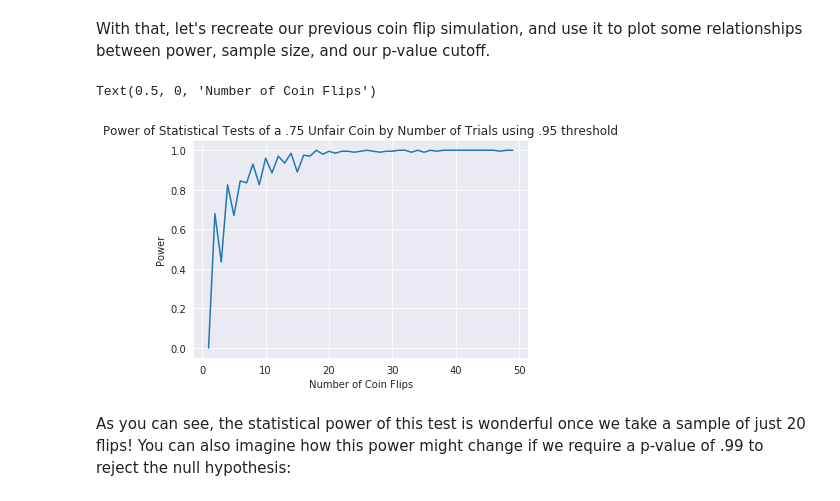
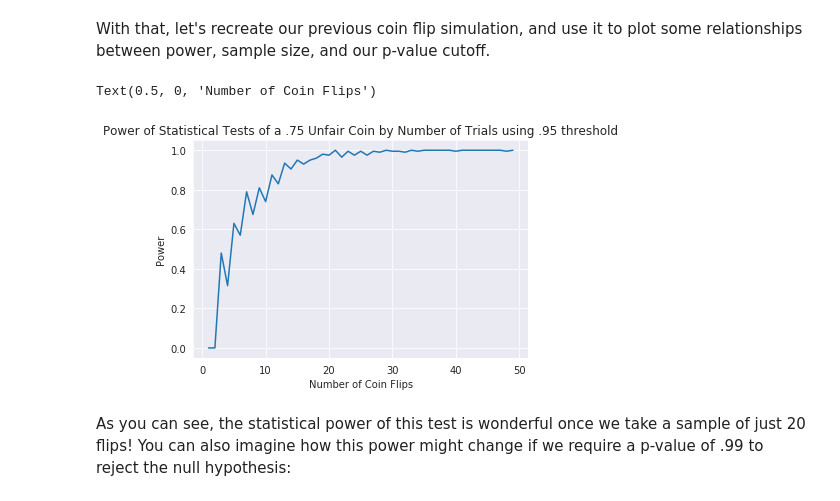
Before and after one commit to AustinKrause/dsc-2-20-12-statistical-power-nyc-ds-career-031119, a Jupyter notebook: index.ipynb, the cells around one changed output. Cells and saved outputs as stored; diff of their text form; code cells hidden in the pictures.

```diff
--- a/index.ipynb
+++ b/index.ipynb
@@ -31,27 +31,27 @@ sns.set_style('darkgrid')
 # %%
 #What does the power increase as we increase sample size?
 powers = []
-cutoff = .95 #Set the p-value threshold for rejecting the null hypothesis
+cutoff = .99 #Set the p-value threshold for rejecting the null hypothesis
 #Iterate through various sample sizes
 unfair_coin_prob = .75
 for n in range(1,50):
     #Do multiple runs for that number of samples to compare
     p_val = []
     for i in range(200):
         n_heads = np.random.binomial(n, unfair_coin_prob)
         mu = n / 2
         sigma = np.sqrt(n*.5*(1-.5))
         z  = (n_heads - mu) / (sigma / np.sqrt(n))
         p_val.append(st.norm.cdf(np.abs(z)))
     cur_power = sum([1 if p >= cutoff else 0 for p in p_val])/200
     powers.append(cur_power)
 plt.plot(list(range(1,50)), powers)
 plt.title('Power of Statistical Tests of a .75 Unfair Coin by Number of Trials using .95 threshold')
 plt.ylabel('Power')
 plt.xlabel('Number of Coin Flips')
 # %% [output]
 Text(0.5, 0, 'Number of Coin Flips')
-[figure, old version]
+[figure, new version]
 # %% [markdown]
 As you can see, the statistical power of this test is wonderful once we take a sample of just 20 flips! You can also imagine how this power might change if we require a p-value of .99 to reject the null hypothesis:
 # %%
```
